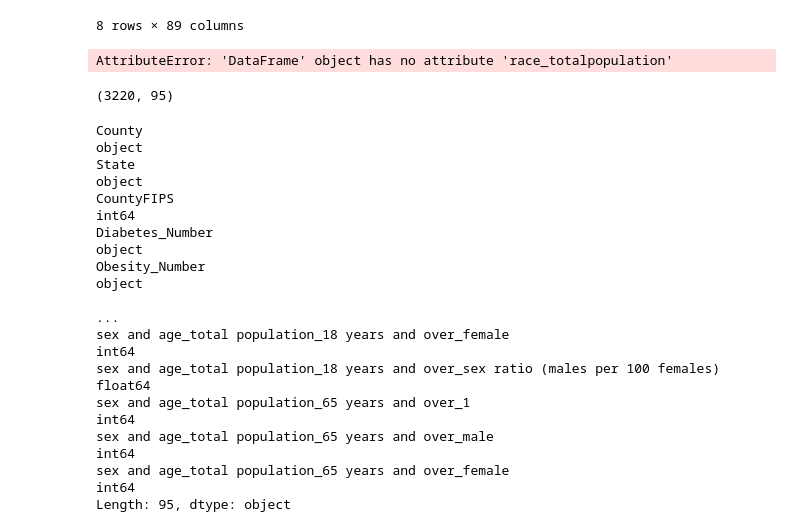
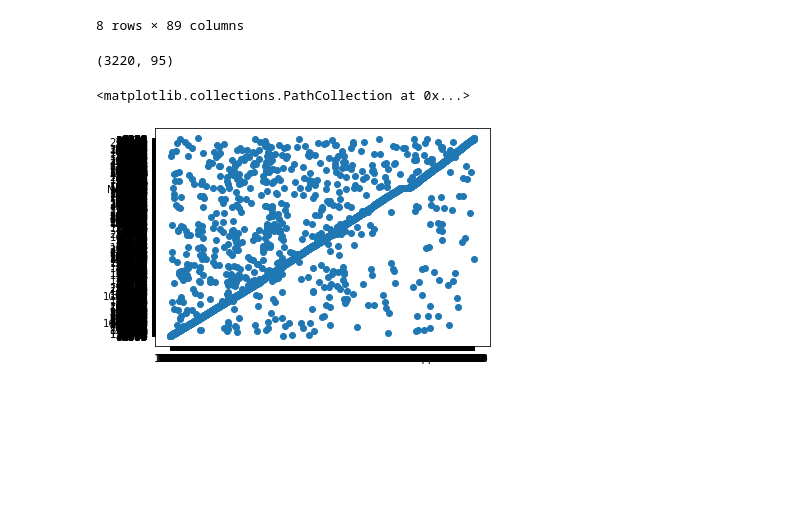
Before and after one commit to shrutibathia/CSS_Project2_Team2_Fall2020, a Jupyter notebook: Project2.ipynb, the cells around one changed output. Saved outputs shown, nothing was run; the diff lists cells and outputs as text; code cells hidden in the pictures; blank space fills up the shorter version.

```diff
--- a/Project2.ipynb
+++ b/Project2.ipynb
@@ -50,28 +34,17 @@ mydata.describe()
 | 75% | 46105.500000 | 6.655225e+04 | 6.497525e+04 | 1742.500000 | 6.497525e+04 | ... |
 | max | 72153.000000 | 1.009805e+07 | 9.700372e+06 | 397680.000000 | 9.700372e+06 | ... |
 8 rows × 89 columns
-# %%
-x = mydata.Diabetes_Number
-y = mydata.Obesity_Number
-z = mydata.race_totalpopulation
-# %% [output]
-AttributeError: 'DataFrame' object has no attribute 'race_totalpopulation'
 # %%
 mydata.shape
 # %% [output]
 (3220, 95)
-# %%
-mydata.dtypes
-# %% [output]
-County                                                                               object
-State                                                                                object
-CountyFIPS                                                                            int64
-Diabetes_Number                                                                      object
-Obesity_Number                                                                       object
-                                                                                     ...
-sex and age_total population_18 years and over_female                                 int64
-sex and age_total population_18 years and over_sex ratio (males per 100 females)    float64
-sex and age_total population_65 years and over_1                                      int64
-sex and age_total population_65 years and over_male                                   int64
-sex and age_total population_65 years and over_female                                 int64
-Length: 95, dtype: object
+# %%
+x = mydata["Diabetes_Number"]
+y = mydata["Obesity_Number"]
+z = mydata["race_total population"]
+# %%
+plt.scatter(x, y)
+plt.shw()
+# %% [output]
+<matplotlib.collections.PathCollection at 0x...>
+[figure, added]
```
Also changed, not shown: parts of 7 cells of this notebook.
